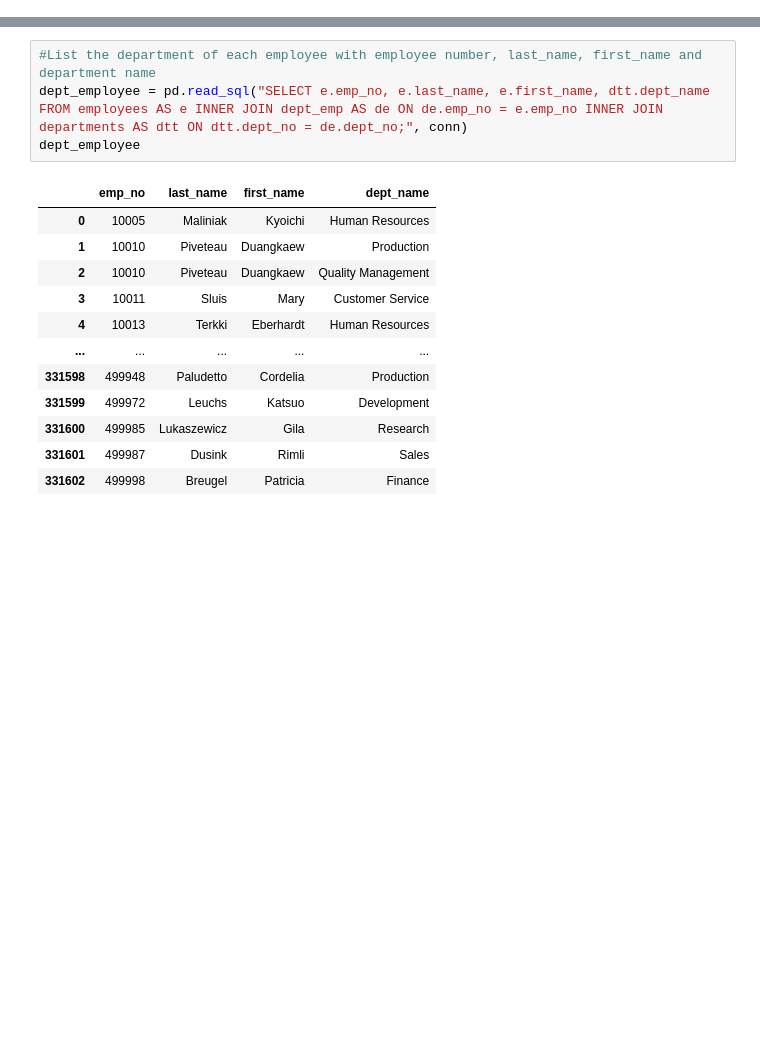
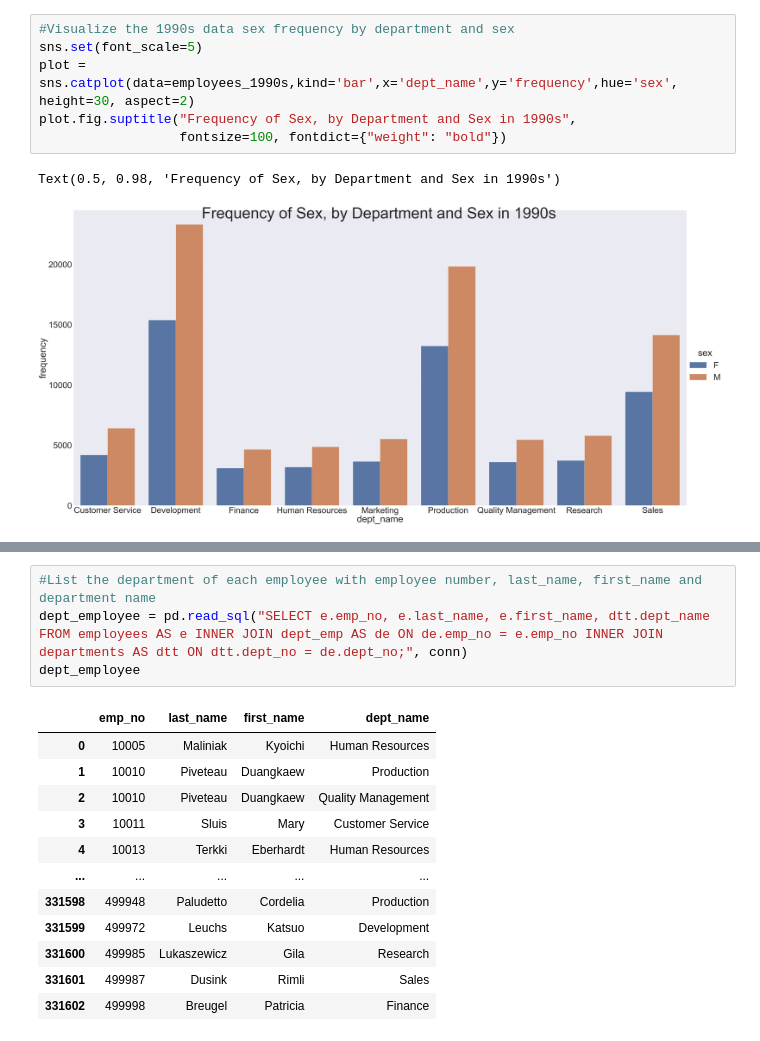
Before and after one commit to DylanRCastillo/HP-Employee-Analysis, a Jupyter notebook: Connecting to Database/main.ipynb, the cells around one changed output, grey strips where cells are left out. Cells and saved outputs as stored; diff of their text form; blank space fills up the shorter version.

```diff
--- a/Connecting to Database/main.ipynb
+++ b/Connecting to Database/main.ipynb
@@ -67,0 +118,9 @@ salaries.head()
+# %%
+#Visualize the 1990s data sex frequency by department and sex
+sns.set(font_scale=5)
+plot = sns.catplot(data=employees_1990s,kind='bar',x='dept_name',y='frequency',hue='sex', height=30, aspect=2)
+plot.fig.suptitle("Frequency of Sex, by Department and Sex in 1990s",
+                  fontsize=100, fontdict={"weight": "bold"})
+# %% [output]
+Text(0.5, 0.98, 'Frequency of Sex, by Department and Sex in 1990s')
+[figure, added]
```
Also changed, not shown: parts of 33 cells of this notebook, 7 other files.
